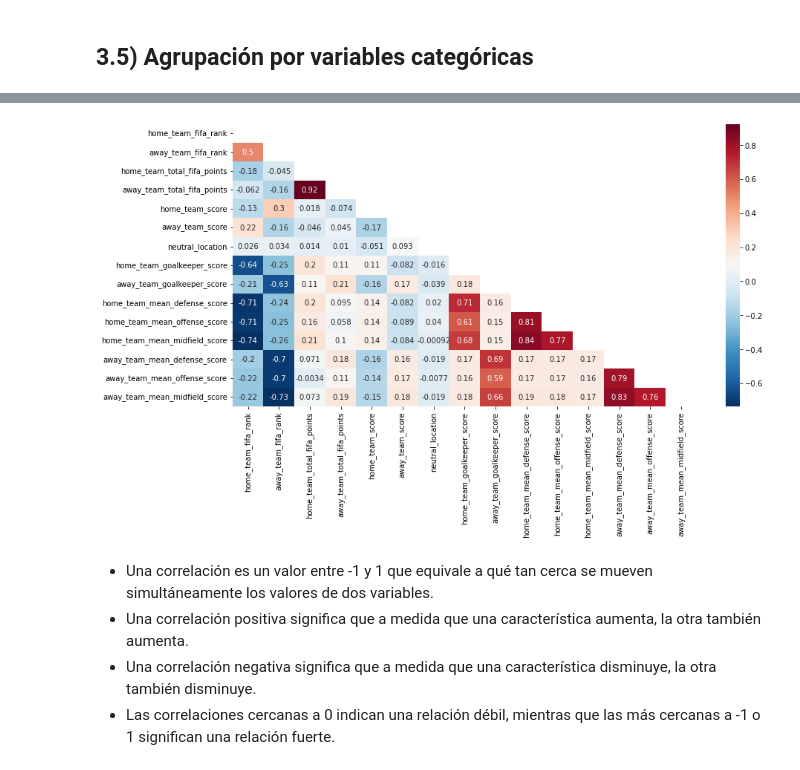
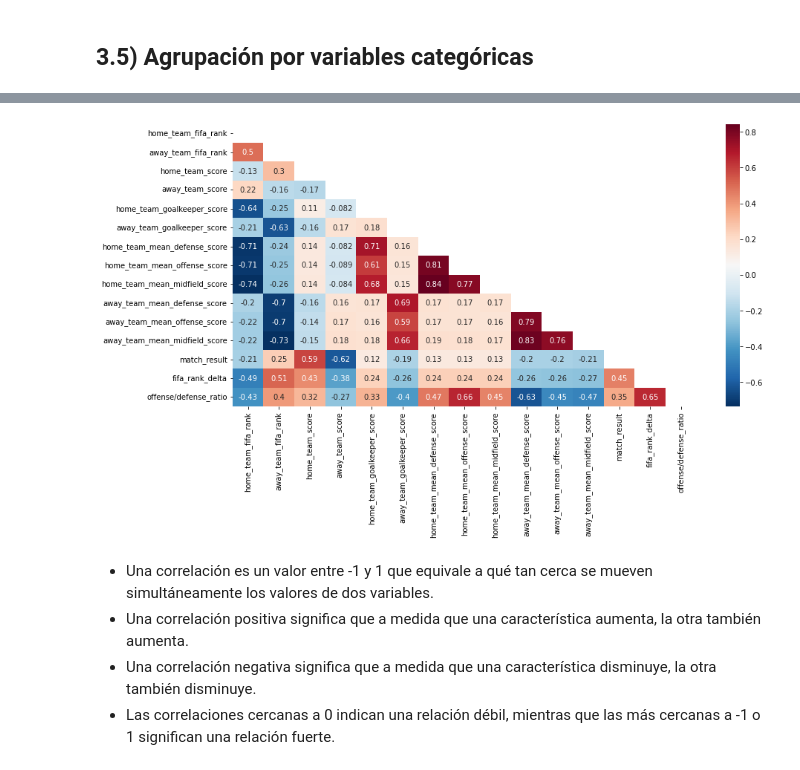
Before and after one commit to OscarCasasolaGarcia/Practicas, a Jupyter notebook: 1EDA/MD_Tarea2_EDA.ipynb, the cells around one changed output, grey strips where cells are left out. Drawn from its saved outputs; the diff is of its cells as text; code cells hidden in the pictures.

```diff
--- a/1EDA/MD_Tarea2_EDA.ipynb
+++ b/1EDA/MD_Tarea2_EDA.ipynb
@@ -71,7 +71,8 @@ import seaborn as sns             # Para la visualización de datos basado en ma
 # DatosMelbourne = pd.read_csv("melb_data.csv")
 
 # * Desde un repositorio de GitHub:
-DatosMatches = pd.read_csv("international_matches.csv")
+URL = "https://raw.githubusercontent.com/OscarCasasolaGarcia/Practicas/master/1EDA/international_matches.csv"
+DatosMatches = pd.read_csv(URL)
 
 # Mostramos la información del conjunto de datos
 DatosMatches
@@ -360,0 +345,14 @@ DatosMatches.corr(method='pearson') #Por defecto, el método utilizado es el de
+# %%
+# Se crea una columna con el resultado del partido
+DatosMatches['match_result'] = np.where(DatosMatches['home_team_result']=='Win', 2,
+                        np.where(DatosMatches['home_team_result']=='Draw', 1, 0))
+
+#Fifa rank delta del equipo local y visitante (los valores más altos indican que el equipo local es más fuerte que el equipo visitante)
+DatosMatches['fifa_rank_delta'] = DatosMatches['away_team_fifa_rank'] - DatosMatches['home_team_fifa_rank']
+
+#Ataque equipo local vs defensa equipo visitante (los valores más altos indican que el ataque del equipo local es más fuerte que la defensa del equipo visitante)
+DatosMatches['offense/defense_ratio'] = DatosMatches['home_team_mean_offense_score'] / DatosMatches['away_team_mean_defense_score']
+# %%
+# Se eliminan las columnas que no se van a utilizar en el análisis
+corr_mean = DatosMatches.drop(['home_team_total_fifa_points', 'away_team_total_fifa_points', 'neutral_location'],axis=1).corr(method = 'pearson')
+corr_mean
@@ -361,10 +376,10 @@ DatosMatches.corr(method='pearson') #Por defecto, el método utilizado es el de
 # %%
 plt.figure(figsize=(14,7))
-MatrizInf = np.triu(DatosMatches.corr())
-sns.heatmap(DatosMatches.corr(), cmap='RdBu_r', annot=True, mask=MatrizInf)
+MatrizInf = np.triu(corr_mean)
+sns.heatmap(corr_mean, cmap='RdBu_r', annot=True, mask=MatrizInf)
 plt.show()
 # %% [output]
-[figure, old version]
+[figure, new version]
 # %% [markdown]
 * Una correlación es un valor entre -1 y 1 que equivale a qué tan cerca se mueven simultáneamente los valores de dos variables.
 * Una correlación positiva significa que a medida que una característica aumenta, la otra también aumenta.
```
Also changed, not shown: parts of 5 cells of this notebook, 7 other files.
